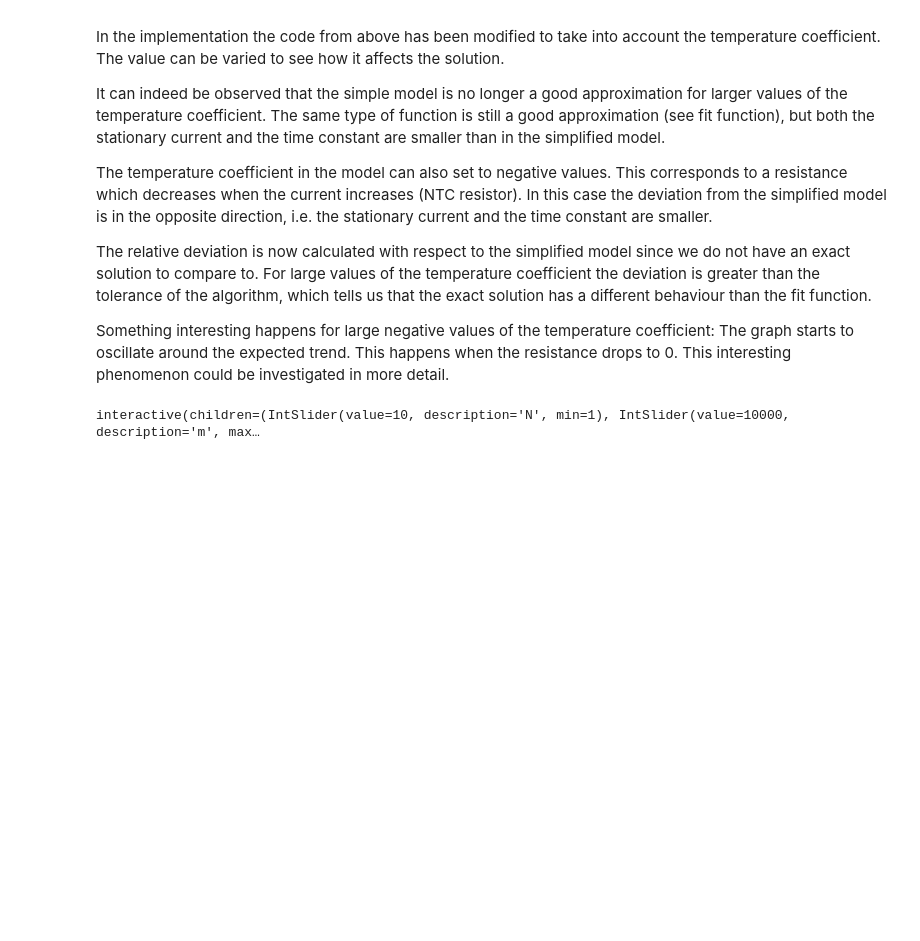
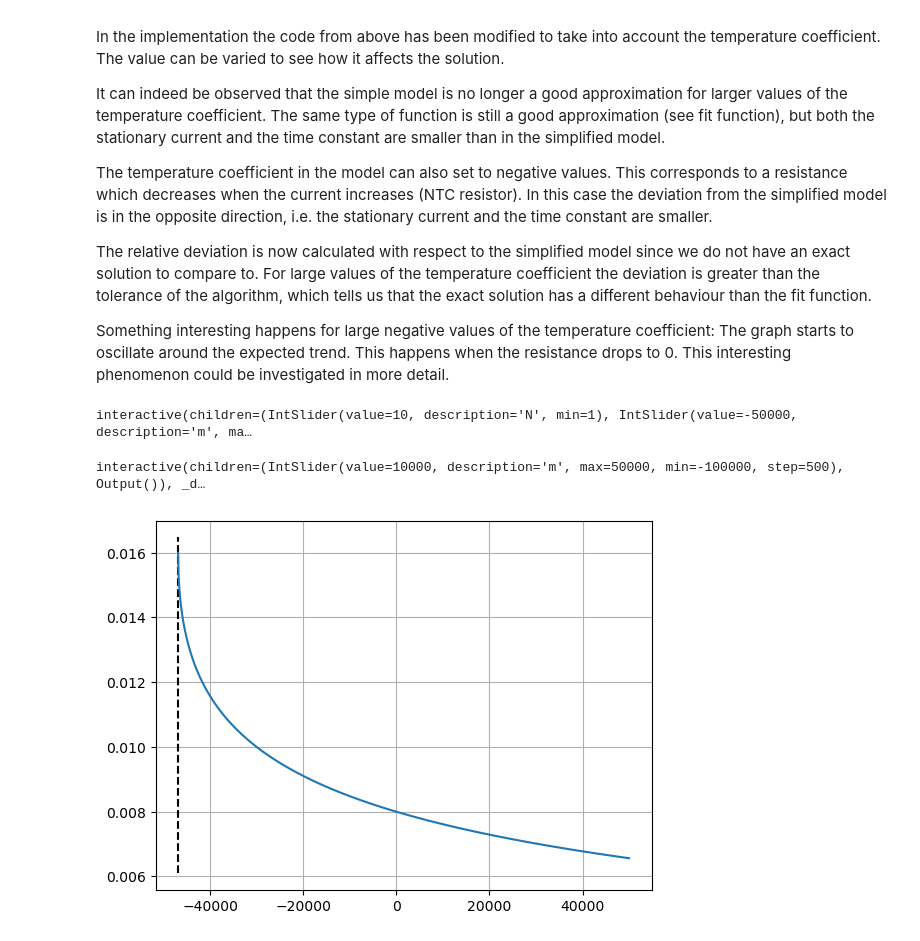
Before and after one commit to bylands/physics, a Jupyter notebook: deqlab/lr_circuit.ipynb, the cells around one changed output. Saved outputs shown, nothing was run; the diff lists cells and outputs as text; code cells hidden in the pictures; blank space fills up the shorter version.

```diff
--- a/deqlab/lr_circuit.ipynb
+++ b/deqlab/lr_circuit.ipynb
@@ -173,8 +173,8 @@ L = 10e-3
 tau = L/R0
 tmax = 5*tau
 
-@interact(N=(1, 100), m=(-85000, 1000000, 5000), RK=True, Fit=True, Simplified=True)
-def plot(N=10, m=1e4, RK=True, Fit=True, Simplified=True):
+@interact(N=(1, 100), m=(-200000, 1000000, 5000), RK=True, Fit=True, Simplified=True)
+def plot(N=10, m=-50000, RK=True, Fit=True, Simplified=True):
 
     t = np.linspace(0, tmax, N+1) # array for times
 
@@ -204,13 +204,13 @@ def plot(N=10, m=1e4, RK=True, Fit=True, Simplified=True):
 
     if Fit:
         ax1.plot(t_simp*tscale, I_fit*Iscale, 'g--', linewidth=1, label='fit to RK')
-        ax1.text(3.5*tau*tscale, V0/R0/5*Iscale, f'fit parameters: \n'
+        ax1.text(3.5*tau*tscale, I_fit[-1]/5*Iscale, f'fit parameters: \n'
                  +r'$I_0$'+f' = {I0_fit*1000:.3f} mA \n'
                  +r'$\tau$'+f' = {tau_fit*1e6:.3f} µs')
 
     if Simplified:
         ax1.plot(t_simp*tscale, I_simp*Iscale, 'b--', linewidth=1, label='simplified solution (m=0)')
-        ax1.text(2*tau*tscale, V0/R0/5*Iscale, f'simplified model: \n'
+        ax1.text(2*tau*tscale, I_fit[-1]/5*Iscale, f'simplified model: \n'
                  +r'$I_0$'+f' = {V0/R0*1000:.3f} mA \n'
                  +r'$\tau$'+f' = {tau*1e6:.3f} µs')
 
@@ -233,4 +233,34 @@ def dIdt_nl(t, I, V0, R0, L, m):
 
 m = 1e4
 # %% [output]
-interactive(children=(IntSlider(value=10, description='N', min=1), IntSlider(value=10000, description='m', max…
+interactive(children=(IntSlider(value=10, description='N', min=1), IntSlider(value=-50000, description='m', ma…
+# %%
+@interact(m=(-100000, 50000, 500))
+def plot(m=10000):
+    I = np.linspace(-200e-3, 200e-3, 100)
+    Idot = V0/L - (R0 + m*I)*I/L
+    Ifix1 = (-R0+np.sqrt(R0*R0+4*m*V0))/(2*m)
+    Ifix2 = (-R0-np.sqrt(R0*R0+4*m*V0))/(2*m)
+
+    plt.plot(I, Idot)
+    plt.scatter([Ifix1, Ifix2], [0, 0])
+    plt.text(Ifix1, 500, f'{Ifix1*1000:.3f}')
+    plt.text(Ifix2, 500, f'{Ifix2*1000:.3f}')
+    plt.grid()
+    plt.show()
+# %% [output]
+interactive(children=(IntSlider(value=10000, description='m', max=50000, min=-100000, step=500), Output()), _d…
+# %%
+m0 = -R0*R0/(4*V0)
+m = np.linspace(m0, 5e4, 1000)
+
+Ifix = (-R0+np.sqrt(R0*R0+4*m*V0))/(2*m)
+
+fig, ax = plt.subplots()
+ax.plot(m, Ifix)
+ylim = ax.get_ylim()
+ax.vlines(m0, ylim[0], ylim[1], colors='black', linestyles='dashed')
+plt.grid()
+plt.show()
+# %% [output]
+[figure, added]
```
